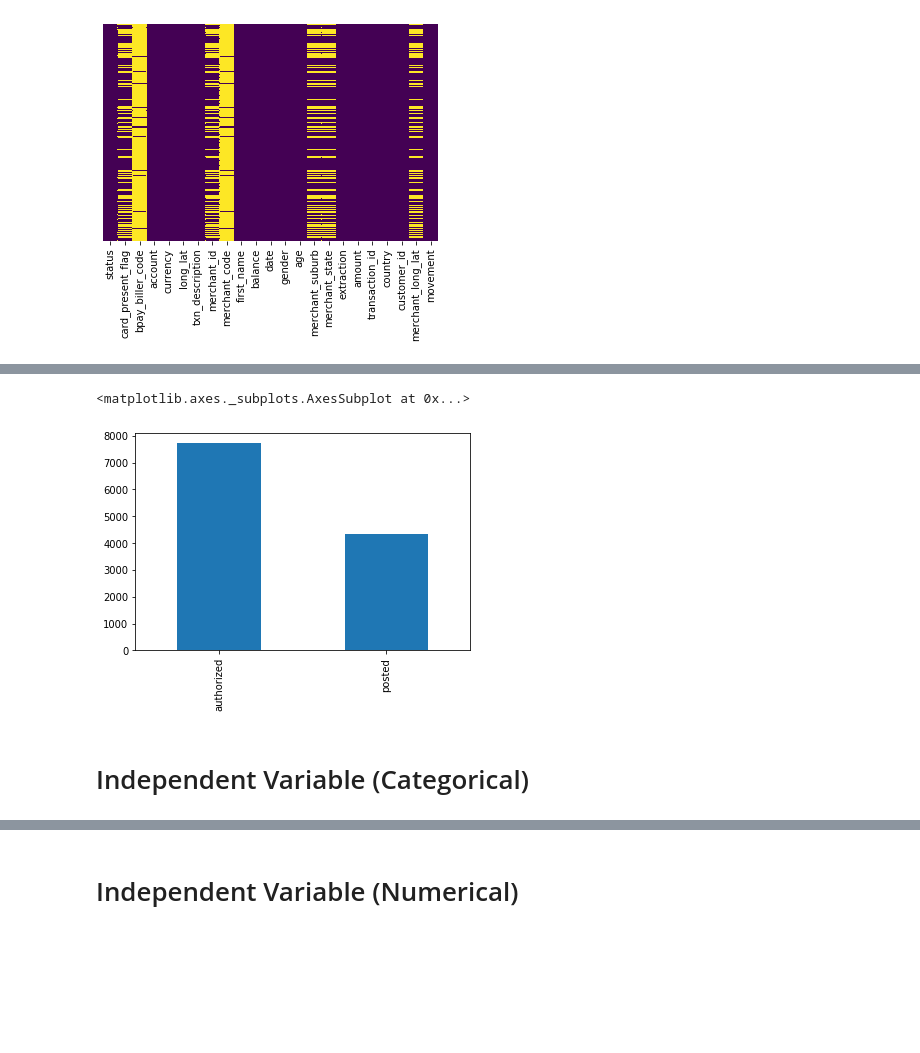
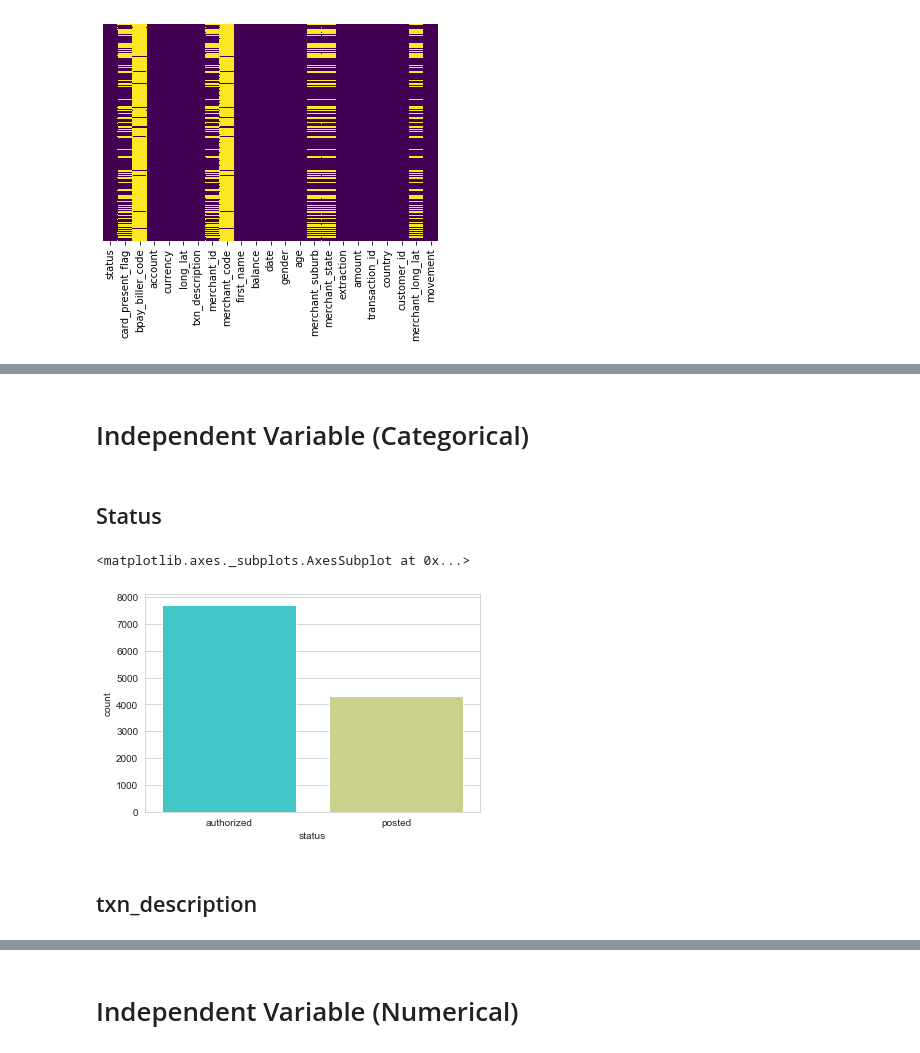
Before and after one commit to Oritsegbubemi/data-science-projects, a Jupyter notebook: Data_ANZ/ANZ_Exploratory_Data_Analysis.ipynb, the cells around one changed output, grey strips where cells are left out. Cells and saved outputs as stored; diff of their text form; code cells hidden in the pictures; blank space fills up the shorter version.

```diff
--- a/Data_ANZ/ANZ_Exploratory_Data_Analysis.ipynb
+++ b/Data_ANZ/ANZ_Exploratory_Data_Analysis.ipynb
@@ -53,7 +44,12 @@ Name: status, dtype: int64
-# %%
-dataset['status'].value_counts().plot.bar()
-# %% [output]
-<matplotlib.axes._subplots.AxesSubplot at 0x...>
-[figure, removed]
 # %% [markdown]
 # Independent Variable (Categorical)
+# %% [markdown]
+## Status
+# %%
+sns.set_style('whitegrid')
+sns.countplot(x='status', data=dataset, palette='rainbow')
+# %% [output]
+<matplotlib.axes._subplots.AxesSubplot at 0x...>
+[figure, added]
+# %% [markdown]
+## txn_description
```
Also changed, not shown: parts of 51 cells of this notebook, 1 other file.
